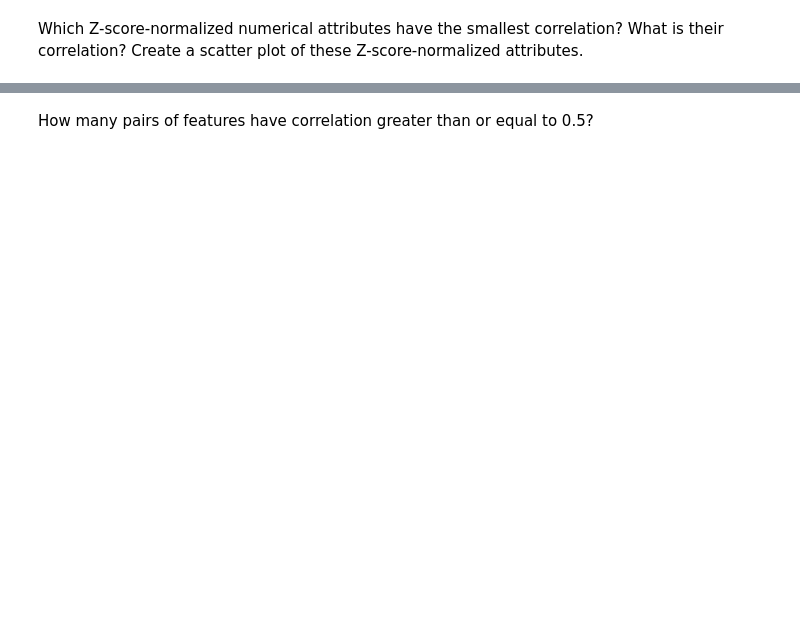
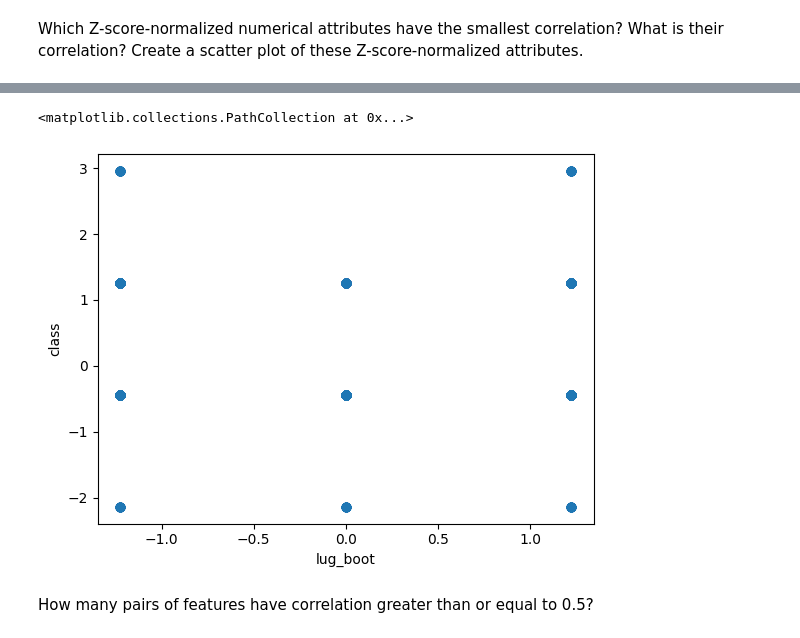
Before and after one commit to Koalafant/csci347_data_mining, a Jupyter notebook: proj_1/one.ipynb, the cells around one changed output, grey strips where cells are left out. Drawn from its saved outputs; the diff is of its cells as text; code cells hidden in the pictures; blank space fills up the shorter version.

```diff
--- a/proj_1/one.ipynb
+++ b/proj_1/one.ipynb
@@ -273,3 +295,12 @@ is their correlation? Create a scatter plot of these Z-score-normalized attribut
+# %%
+x = df_standard_normalized[corr_label3]
+y = df_standard_normalized[corr_label4]
+plt.xlabel(corr_label3)
+plt.ylabel(corr_label4)
+plt.scatter(x, y)
+# %% [output]
+<matplotlib.collections.PathCollection at 0x...>
+[figure, added]
 # %% [markdown]
 How many pairs of features have correlation greater than or equal to 0.5?
 # %%
```
Also changed, not shown: parts of 19 cells of this notebook.
